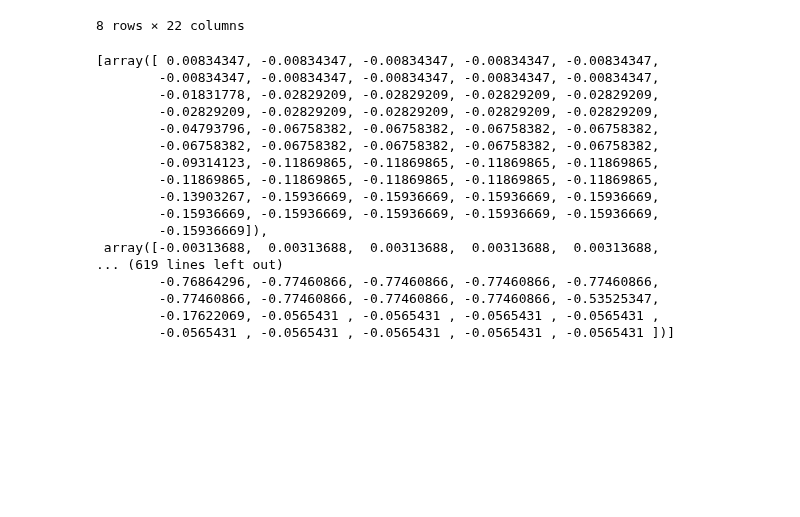
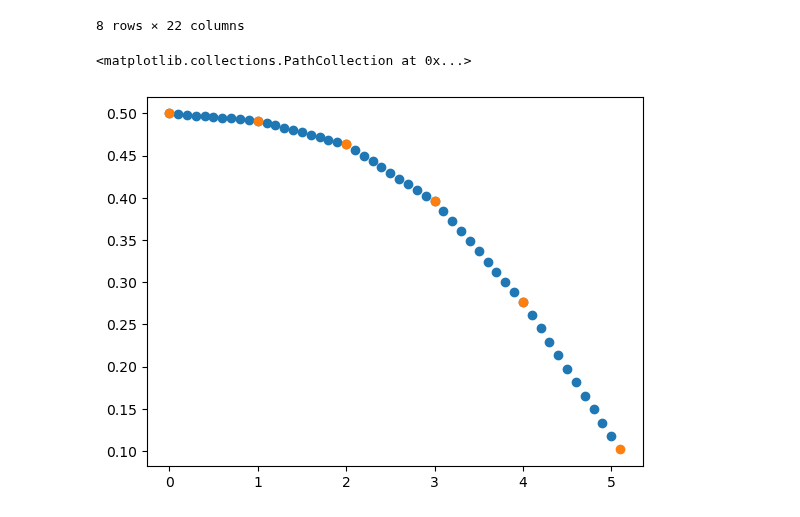
Before and after one commit to 100sjun/repos_python, a Jupyter notebook: Project/BMED/Data treatment/data_spline.ipynb, the cells around one changed output. Saved outputs shown, nothing was run; the diff lists cells and outputs as text; code cells hidden in the pictures; blank space fills up the shorter version.

```diff
--- a/Project/BMED/Data treatment/data_spline.ipynb
+++ b/Project/BMED/Data treatment/data_spline.ipynb
@@ -25,6 +25,10 @@ NF_K = []
 VF = []
 VA = []
 VB = []
+exp = []
+V = []
+E = []
+
 
 for i in range(34):
     fla = interp1d(df[df['exp']==i+1]['t'],df[df['exp']==i+1]['NF_LA'], kind='linear')
@@ -47,6 +51,15 @@ for i in range(34):
     VF.append(vfn)
     VA.append(van)
     VB.append(vbn)
+    exp.append(np.ones(len(tn))*df[df['exp']==i+1]['exp'].iloc[0])
+    V.append(np.ones(len(tn))*df[df['exp']==i+1]['V'].iloc[0])
+    E.append(np.ones(len(tn))*df[df['exp']==i+1]['E'].iloc[0])
+# %%
+plt.scatter(t[0],NF_LA[0])
+plt.scatter(df[df['exp']==1]['t'],df[df['exp']==1]['NF_LA'])
+# %% [output]
+<matplotlib.collections.PathCollection at 0x...>
+[figure, added]
 # %%
 NA_LA = []
 NB_K = []
@@ -93,23 +106,3 @@ for i in range(len(NF_LA)):
     dVF.append(dvf)
     dVA.append(dva)
     dVB.append(dvb)
-# %%
-dNLA
-# %% [output]
-[array([ 0.00834347, -0.00834347, -0.00834347, -0.00834347, -0.00834347,
-        -0.00834347, -0.00834347, -0.00834347, -0.00834347, -0.00834347,
-        -0.01831778, -0.02829209, -0.02829209, -0.02829209, -0.02829209,
-        -0.02829209, -0.02829209, -0.02829209, -0.02829209, -0.02829209,
-        -0.04793796, -0.06758382, -0.06758382, -0.06758382, -0.06758382,
-        -0.06758382, -0.06758382, -0.06758382, -0.06758382, -0.06758382,
-        -0.09314123, -0.11869865, -0.11869865, -0.11869865, -0.11869865,
-        -0.11869865, -0.11869865, -0.11869865, -0.11869865, -0.11869865,
-        -0.13903267, -0.15936669, -0.15936669, -0.15936669, -0.15936669,
-        -0.15936669, -0.15936669, -0.15936669, -0.15936669, -0.15936669,
-        -0.15936669]),
- array([-0.00313688,  0.00313688,  0.00313688,  0.00313688,  0.00313688,
-... (619 lines left out)
-        -0.76864296, -0.77460866, -0.77460866, -0.77460866, -0.77460866,
-        -0.77460866, -0.77460866, -0.77460866, -0.77460866, -0.53525347,
-        -0.17622069, -0.0565431 , -0.0565431 , -0.0565431 , -0.0565431 ,
-        -0.0565431 , -0.0565431 , -0.0565431 , -0.0565431 , -0.0565431 ])]
```
Also changed, not shown: parts of 5 cells of this notebook, 25 other files.
